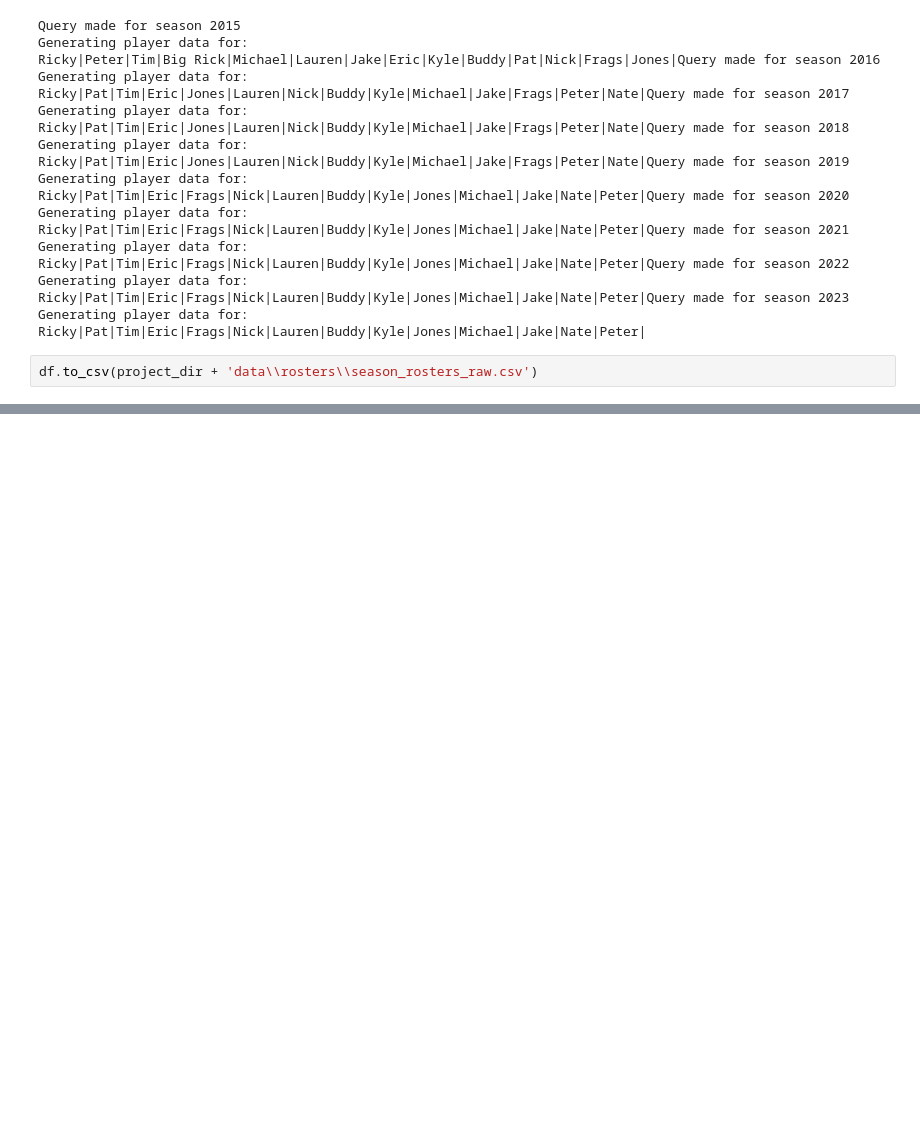
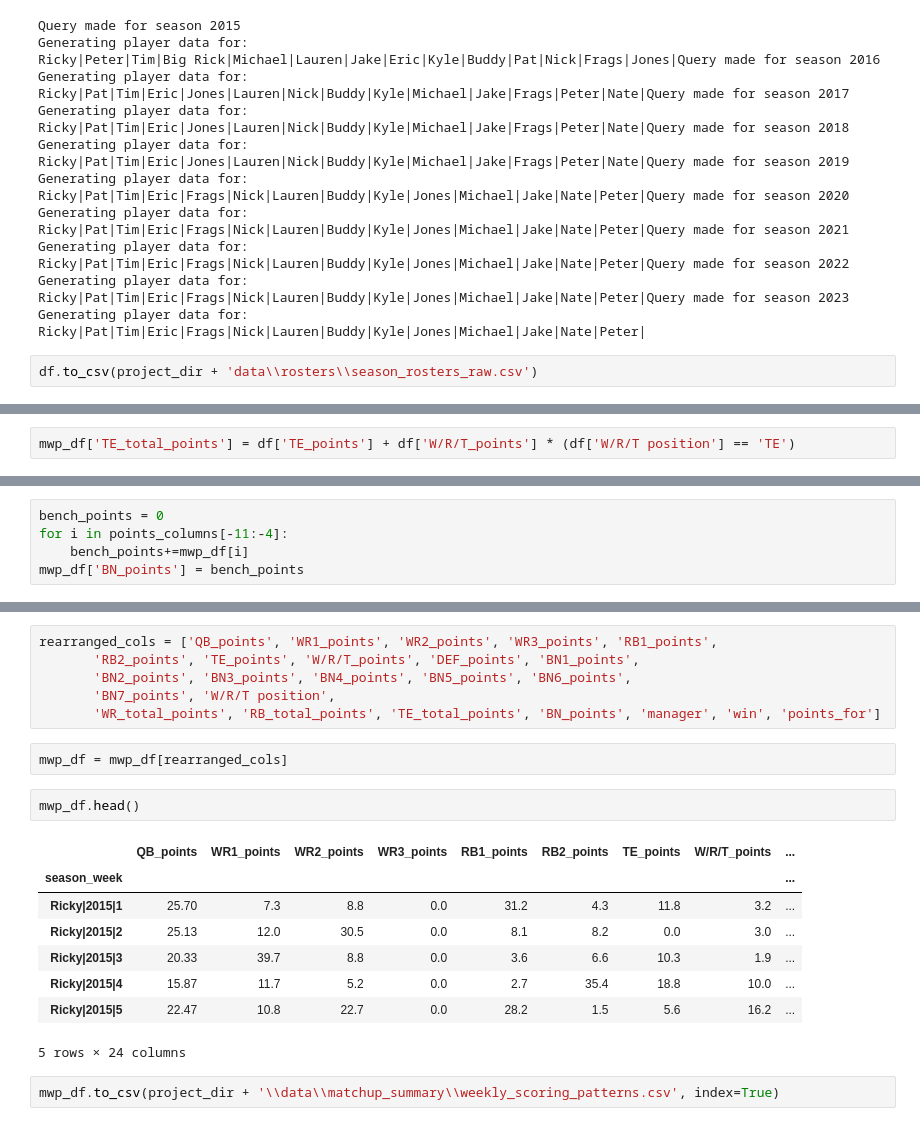
Before and after one commit to mikeminik/yahoo-ssff, a Jupyter notebook: code/player_data/roster_data_generation.ipynb, the cells around one changed output, grey strips where cells are left out. Cells and saved outputs as stored; diff of their text form; blank space fills up the shorter version.

```diff
--- a/code/player_data/roster_data_generation.ipynb
+++ b/code/player_data/roster_data_generation.ipynb
@@ -188,0 +242,2 @@ df
+# %%
+mwp_df['TE_total_points'] = df['TE_points'] + df['W/R/T_points'] * (df['W/R/T position'] == 'TE')
@@ -188,0 +254,5 @@ df
+# %%
+bench_points = 0
+for i in points_columns[-11:-4]:
+    bench_points+=mwp_df[i]
+mwp_df['BN_points'] = bench_points
@@ -188,0 +268,21 @@ df
+# %%
+rearranged_cols = ['QB_points', 'WR1_points', 'WR2_points', 'WR3_points', 'RB1_points',
+       'RB2_points', 'TE_points', 'W/R/T_points', 'DEF_points', 'BN1_points',
+       'BN2_points', 'BN3_points', 'BN4_points', 'BN5_points', 'BN6_points',
+       'BN7_points', 'W/R/T position',
+       'WR_total_points', 'RB_total_points', 'TE_total_points', 'BN_points', 'manager', 'win', 'points_for']
+# %%
+mwp_df = mwp_df[rearranged_cols]
+# %%
+mwp_df.head()
+# %% [output]
+|  | QB_points | WR1_points | WR2_points | WR3_points | RB1_points | RB2_points | TE_points | W/R/T_points | ... |
+| season_week |  |  |  |  |  |  |  |  | ... |
+| Ricky|2015|1 | 25.70 | 7.3 | 8.8 | 0.0 | 31.2 | 4.3 | 11.8 | 3.2 | ... |
+| Ricky|2015|2 | 25.13 | 12.0 | 30.5 | 0.0 | 8.1 | 8.2 | 0.0 | 3.0 | ... |
+| Ricky|2015|3 | 20.33 | 39.7 | 8.8 | 0.0 | 3.6 | 6.6 | 10.3 | 1.9 | ... |
+| Ricky|2015|4 | 15.87 | 11.7 | 5.2 | 0.0 | 2.7 | 35.4 | 18.8 | 10.0 | ... |
+| Ricky|2015|5 | 22.47 | 10.8 | 22.7 | 0.0 | 28.2 | 1.5 | 5.6 | 16.2 | ... |
+5 rows × 24 columns
+# %%
+mwp_df.to_csv(project_dir + '\\data\\matchup_summary\\weekly_scoring_patterns.csv', index=True)
```
Also changed, not shown: parts of 21 cells of this notebook, 20 other files.
